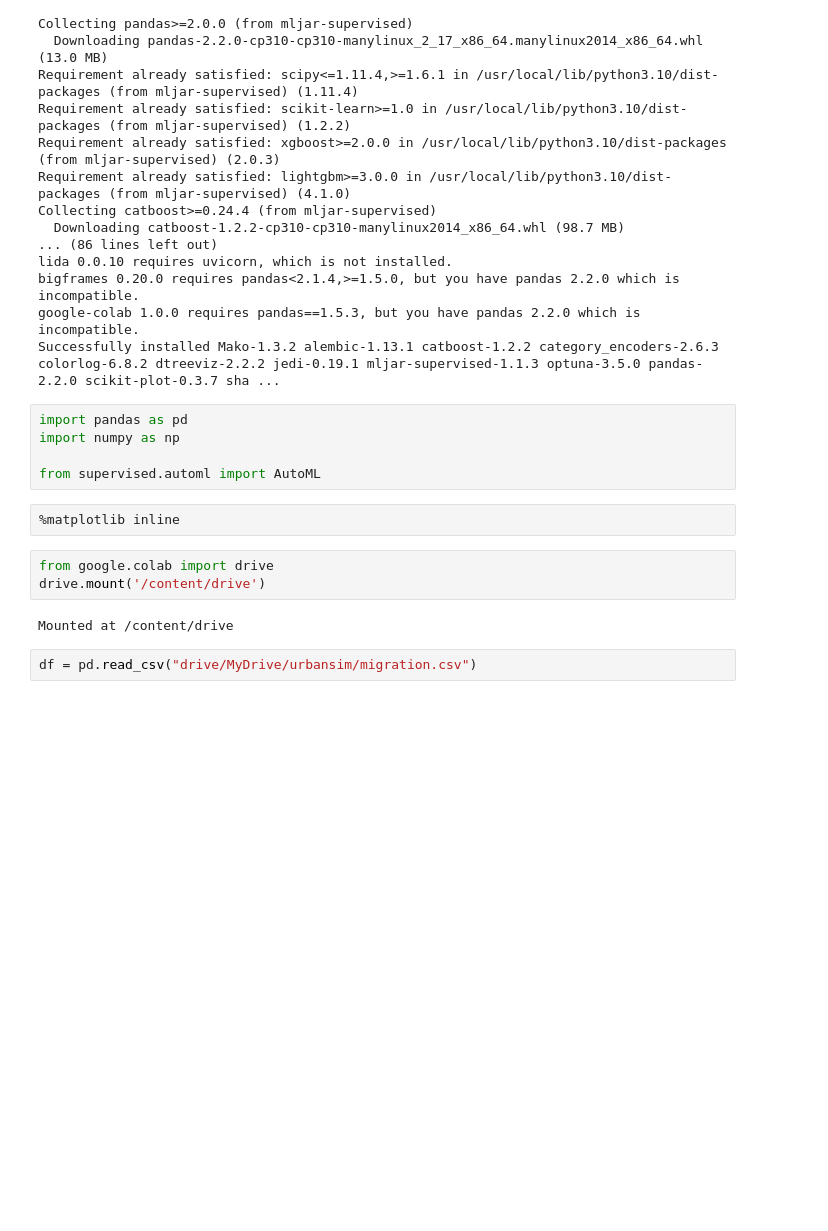
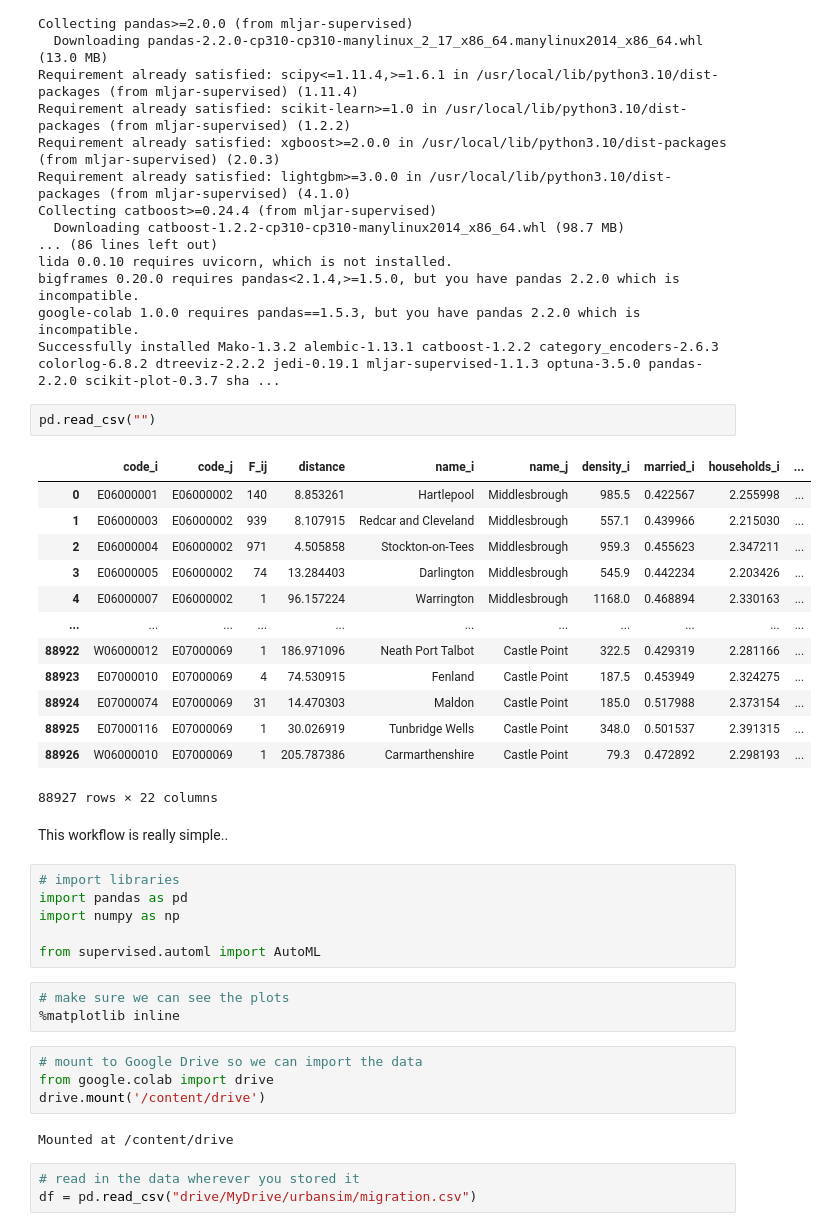
Before and after one commit to asrenninger/urbansim, a Jupyter notebook: automl/automl.ipynb, the cells around one changed output. Saved outputs shown, nothing was run; the diff lists cells and outputs as text; blank space fills up the shorter version.

```diff
--- a/automl/automl.ipynb
+++ b/automl/automl.ipynb
@@ -20,17 +20,39 @@ lida 0.0.10 requires uvicorn, which is not installed.
 bigframes 0.20.0 requires pandas<2.1.4,>=1.5.0, but you have pandas 2.2.0 which is incompatible.
 google-colab 1.0.0 requires pandas==1.5.3, but you have pandas 2.2.0 which is incompatible.
 Successfully installed Mako-1.3.2 alembic-1.13.1 catboost-1.2.2 category_encoders-2.6.3 colorlog-6.8.2 dtreeviz-2.2.2 jedi-0.19.1 mljar-supervised-1.1.3 optuna-3.5.0 pandas-2.2.0 scikit-plot-0.3.7 sha ...
+# %%
+pd.read_csv("")
+# %% [output]
+|  | code_i | code_j | F_ij | distance | name_i | name_j | density_i | married_i | households_i | ... |
+| 0 | E06000001 | E06000002 | 140 | 8.853261 | Hartlepool | Middlesbrough | 985.5 | 0.422567 | 2.255998 | ... |
+| 1 | E06000003 | E06000002 | 939 | 8.107915 | Redcar and Cleveland | Middlesbrough | 557.1 | 0.439966 | 2.215030 | ... |
+| 2 | E06000004 | E06000002 | 971 | 4.505858 | Stockton-on-Tees | Middlesbrough | 959.3 | 0.455623 | 2.347211 | ... |
+| 3 | E06000005 | E06000002 | 74 | 13.284403 | Darlington | Middlesbrough | 545.9 | 0.442234 | 2.203426 | ... |
+| 4 | E06000007 | E06000002 | 1 | 96.157224 | Warrington | Middlesbrough | 1168.0 | 0.468894 | 2.330163 | ... |
+| ... | ... | ... | ... | ... | ... | ... | ... | ... | ... | ... |
+| 88922 | W06000012 | E07000069 | 1 | 186.971096 | Neath Port Talbot | Castle Point | 322.5 | 0.429319 | 2.281166 | ... |
+| 88923 | E07000010 | E07000069 | 4 | 74.530915 | Fenland | Castle Point | 187.5 | 0.453949 | 2.324275 | ... |
+| 88924 | E07000074 | E07000069 | 31 | 14.470303 | Maldon | Castle Point | 185.0 | 0.517988 | 2.373154 | ... |
+| 88925 | E07000116 | E07000069 | 1 | 30.026919 | Tunbridge Wells | Castle Point | 348.0 | 0.501537 | 2.391315 | ... |
+| 88926 | W06000010 | E07000069 | 1 | 205.787386 | Carmarthenshire | Castle Point | 79.3 | 0.472892 | 2.298193 | ... |
+88927 rows × 22 columns
+# %% [markdown]
+This workflow is really simple..
 # %%
+# import libraries
 import pandas as pd
 import numpy as np
 
 from supervised.automl import AutoML
 # %%
+# make sure we can see the plots
 %matplotlib inline
 # %%
+# mount to Google Drive so we can import the data
 from google.colab import drive
 drive.mount('/content/drive')
 # %% [output]
 Mounted at /content/drive
 # %%
+# read in the data wherever you stored it
 df = pd.read_csv("drive/MyDrive/urbansim/migration.csv")
```
Also changed, not shown: parts of 15 cells of this notebook.
